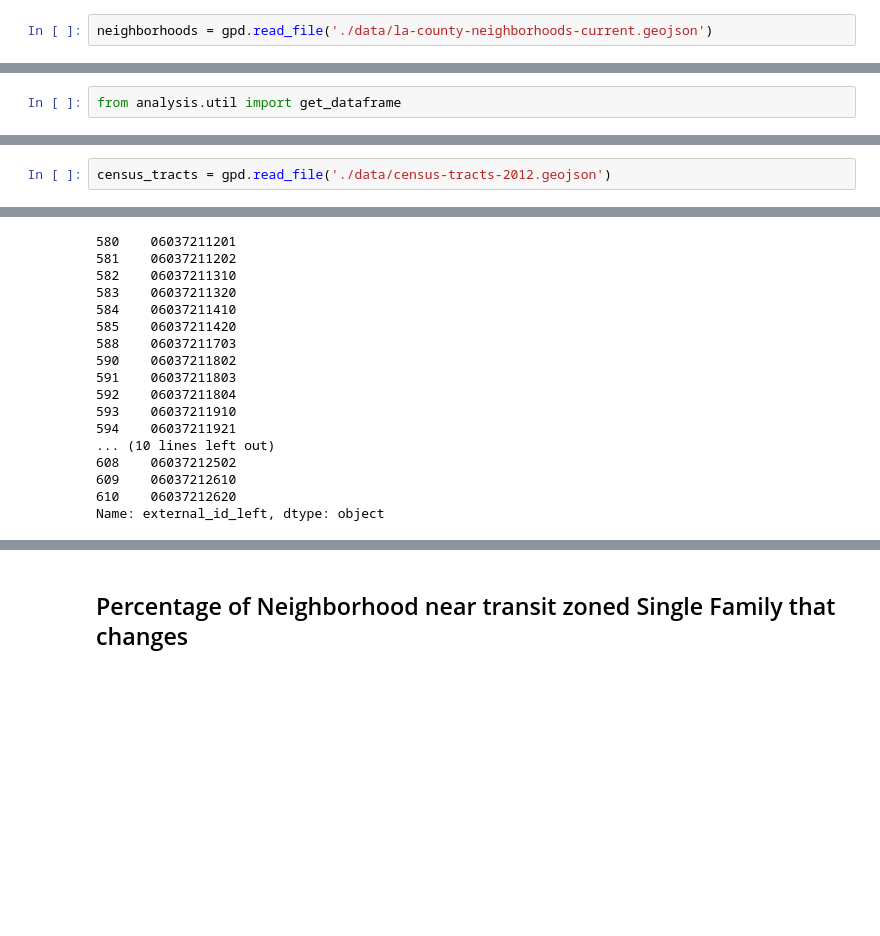
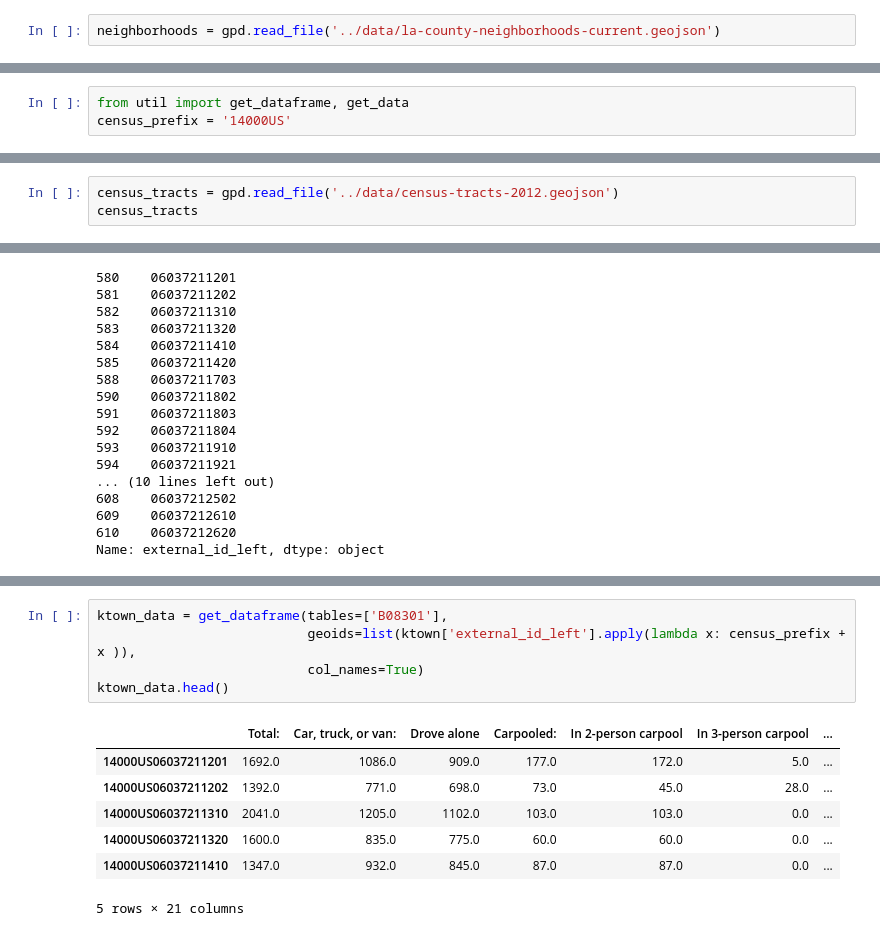
Before and after one commit to policyclub/zoning-metadata, a Jupyter notebook: analysis/koreatown.ipynb, the cells around one changed output, grey strips where cells are left out. Saved outputs shown, nothing was run; the diff lists cells and outputs as text; blank space fills up the shorter version.

Commit message:
update koreatown analysis for full load

```diff
--- a/analysis/koreatown.ipynb
+++ b/analysis/koreatown.ipynb
@@ -10,2 +12,2 @@ import geopandas as gpd
 # %%
-neighborhoods = gpd.read_file('./data/la-county-neighborhoods-current.geojson')
+neighborhoods = gpd.read_file('../data/la-county-neighborhoods-current.geojson')
@@ -14,2 +14,3 @@ OSError: no such file or directory: './data/la-county-neighborhoods-current.geoj
 # %%
-from analysis.util import get_dataframe
+from util import get_dataframe, get_data
+census_prefix = '14000US'
@@ -16,2 +38,3 @@ from analysis.util import get_dataframe
 # %%
-census_tracts = gpd.read_file('./data/census-tracts-2012.geojson')
+census_tracts = gpd.read_file('../data/census-tracts-2012.geojson')
+census_tracts
@@ -52,2 +88,13 @@ get_dataframe(tables=['B08134', 'B08136'],geoids=['14000US06037212305'])
-# %% [markdown]
-## Percentage of Neighborhood near transit zoned Single Family that changes
+# %%
+ktown_data = get_dataframe(tables=['B08301'],
+                           geoids=list(ktown['external_id_left'].apply(lambda x: census_prefix + x )),
+                           col_names=True)
+ktown_data.head()
+# %% [output]
+|  | Total: | Car, truck, or van: | Drove alone | Carpooled: | In 2-person carpool | In 3-person carpool | ... |
+| 14000US06037211201 | 1692.0 | 1086.0 | 909.0 | 177.0 | 172.0 | 5.0 | ... |
+| 14000US06037211202 | 1392.0 | 771.0 | 698.0 | 73.0 | 45.0 | 28.0 | ... |
+| 14000US06037211310 | 2041.0 | 1205.0 | 1102.0 | 103.0 | 103.0 | 0.0 | ... |
+| 14000US06037211320 | 1600.0 | 835.0 | 775.0 | 60.0 | 60.0 | 0.0 | ... |
+| 14000US06037211410 | 1347.0 | 932.0 | 845.0 | 87.0 | 87.0 | 0.0 | ... |
+5 rows × 21 columns
```
Also changed, not shown: parts of 19 cells of this notebook.
